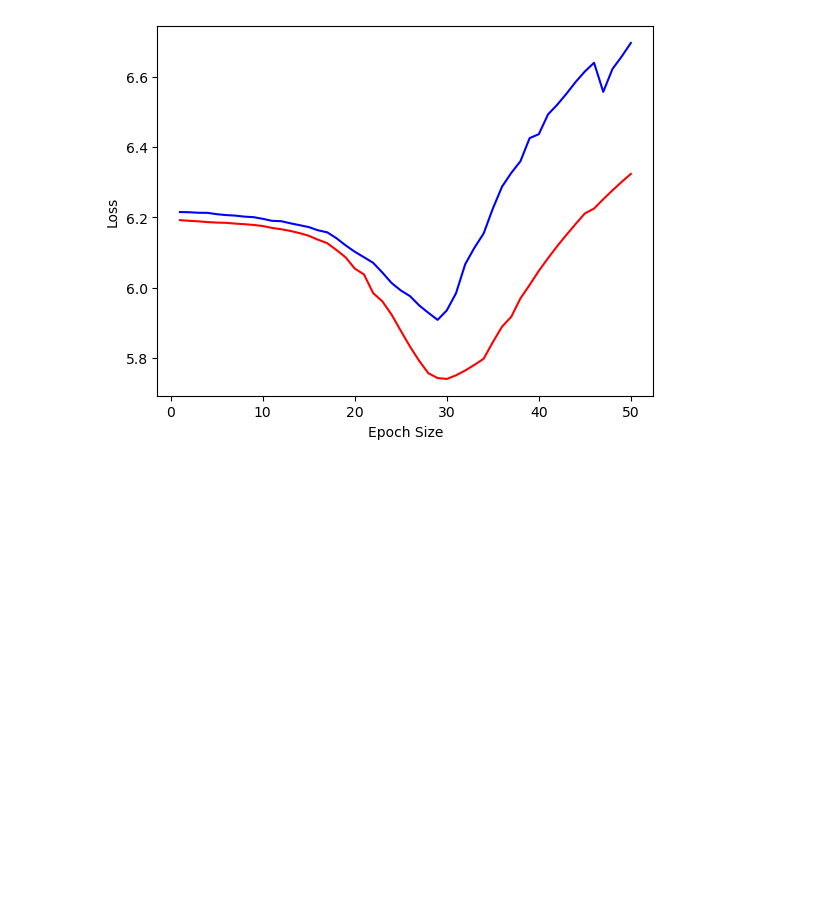
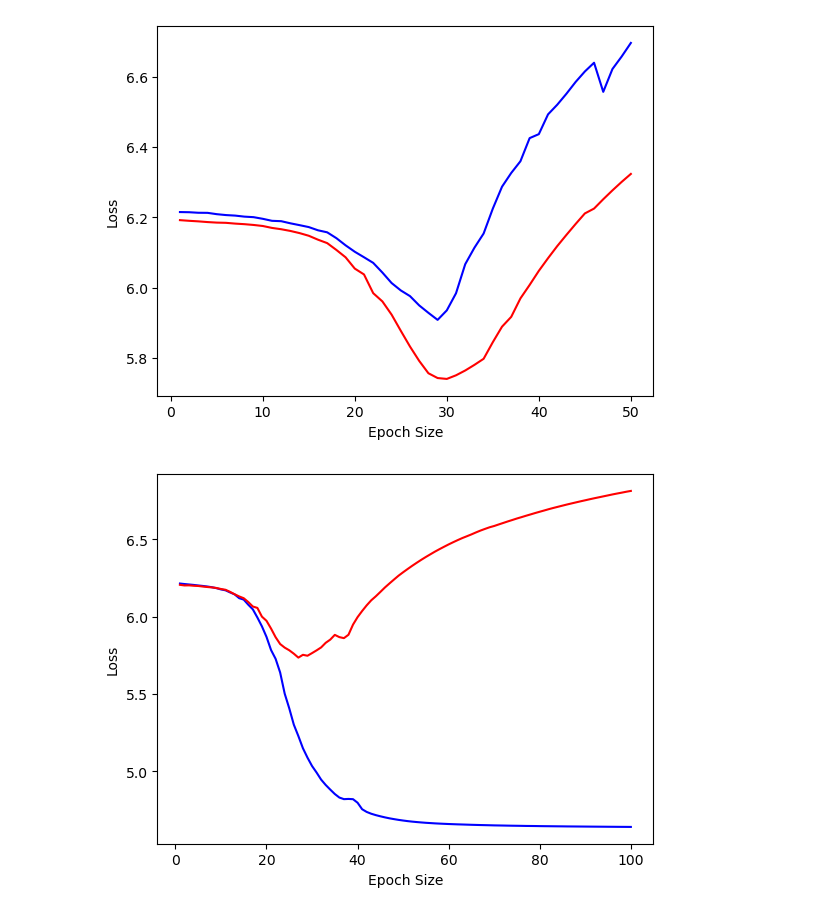
Before and after one commit to ojnim/CS365, a Jupyter notebook: notebook/FinalProject.ipynb, the cells around one changed output. Cells and saved outputs as stored; diff of their text form; code cells hidden in the pictures; blank space fills up the shorter version.

```diff
--- a/notebook/FinalProject.ipynb
+++ b/notebook/FinalProject.ipynb
@@ -465,3 +452,62 @@ plt.show()
+# %%
+#Training Loss and Validication Loss
+
+Epoch_list = [x for x in range(1,101)]
+
+#Training Loss and Validication Loss
+Train_Loss = [
+    6.214159965515137, 6.210912704467773, 6.208003997802734, 6.205183982849121, 6.201728820800781,
+    6.198591709136963, 6.194957256317139, 6.190441131591797, 6.184260845184326, 6.176113128662109,
+    6.170393943786621, 6.156774520874023, 6.144139766693115, 6.119602680206299, 6.110172748565674,
+    6.077239036560059, 6.047423839569092, 5.994516372680664, 5.937108516693115, 5.86926794052124,
+    5.784258842468262, 5.727391242980957, 5.638644695281982, 5.501824855804443, 5.407016754150391,
+    5.301606178283691, 5.227789878845215, 5.149066925048828, 5.088285446166992, 5.034235954284668,
+    4.991771697998047, 4.945988178253174, 4.911490440368652, 4.881614685058594, 4.853086948394775,
+    4.830193996429443, 4.819818019866943, 4.821188926696777, 4.819588661193848, 4.796626091003418,
+    4.754570960998535, 4.737119674682617, 4.72547721862793, 4.716501712799072, 4.708911418914795,
+    4.701999187469482, 4.695833206176758, 4.690613269805908, 4.68573522567749, 4.681559085845947,
+    4.677704334259033, 4.674439430236816, 4.671639919281006, 4.669119358062744, 4.666852951049805,
+    4.6650519371032715, 4.663132667541504, 4.66164493560791, 4.660282611846924, 4.658963203430176,
+    4.657881736755371, 4.656778812408447, 4.655910491943359, 4.654923915863037, 4.653969764709473,
+    4.653156280517578, 4.6523213386535645, 4.651662826538086, 4.650928020477295, 4.650139808654785,
+    4.649632930755615, 4.6491169929504395, 4.648513317108154, 4.648006439208984, 4.647567272186279,
+    4.647125720977783, 4.646546840667725, 4.646265983581543, 4.645937442779541, 4.645402908325195,
+    4.645041465759277, 4.644761085510254, 4.644413471221924, 4.644091606140137, 4.643832206726074,
+    4.643423557281494, 4.643212795257568, 4.642974853515625, 4.6427178382873535, 4.642472743988037,
+    4.642209529876709, 4.641979217529297, 4.64173698425293, 4.641538143157959, 4.641255855560303,
+    4.641091346740723, 4.6408185958862305, 4.640604019165039, 4.640435695648193, 4.640209197998047
+]
+Val_Loss  = [
+    6.205747604370117, 6.201779365539551, 6.202437400817871, 6.199795246124268, 6.198395252227783,
+    6.194817066192627, 6.191720962524414, 6.189075946807861, 6.185368061065674, 6.178873062133789,
+    6.173830986022949, 6.160407543182373, 6.144918441772461, 6.130884170532227, 6.119250297546387,
+    6.094554424285889, 6.065544605255127, 6.05655574798584, 5.9999895095825195, 5.973208904266357,
+    5.9230217933654785, 5.86717414855957, 5.8229169845581055, 5.7997307777404785, 5.782531261444092,
+    5.7604804039001465, 5.735124588012695, 5.753185749053955, 5.7472147941589355, 5.764242649078369,
+    5.781994342803955, 5.80108118057251, 5.8308634757995605, 5.851444244384766, 5.882193088531494,
+    5.86764669418335, 5.861028671264648, 5.882836818695068, 5.948583602905273, 5.99695348739624,
+    6.036483287811279, 6.073141574859619, 6.105752468109131, 6.131485939025879, 6.159761905670166,
+    6.188618183135986, 6.214671611785889, 6.240106582641602, 6.265035152435303, 6.287106037139893,
+    6.3083038330078125, 6.328974723815918, 6.348723888397217, 6.367854595184326, 6.386116027832031,
+    6.4035139083862305, 6.42072057723999, 6.436737537384033, 6.452157497406006, 6.467240333557129,
+    6.4814958572387695, 6.495221138000488, 6.508294582366943, 6.520020484924316, 6.531926155090332,
+    6.544775009155273, 6.5568718910217285, 6.56773567199707, 6.578110218048096, 6.586369037628174,
+    6.596358776092529, 6.606138229370117, 6.615963935852051, 6.62530517578125, 6.6348795890808105,
+    6.643588066101074, 6.652679443359375, 6.661296367645264, 6.670129776000977, 6.678522109985352,
+    6.686741828918457, 6.695244789123535, 6.703073978424072, 6.710551738739014, 6.718006610870361,
+    6.725402355194092, 6.732363224029541, 6.739287376403809, 6.746131896972656, 6.752675533294678,
+    6.759415626525879, 6.765814781188965, 6.771942138671875, 6.778116226196289, 6.7842793464660645,
+    6.7905802726745605, 6.796350955963135, 6.8019208908081055, 6.8077826499938965, 6.8130621910095215
+]
+
+
+plt.plot(Epoch_list, Train_Loss, color='b', label='Training Loss')
+plt.plot(Epoch_list, Val_Loss, color='r', label='Val Loss')
+plt.xlabel('Epoch Size')
+plt.ylabel('Loss')
+plt.show()
+# %% [output]
+[figure, added]
 # %%
 #Learning rate
 
```
Also changed, not shown: parts of 5 cells of this notebook.
